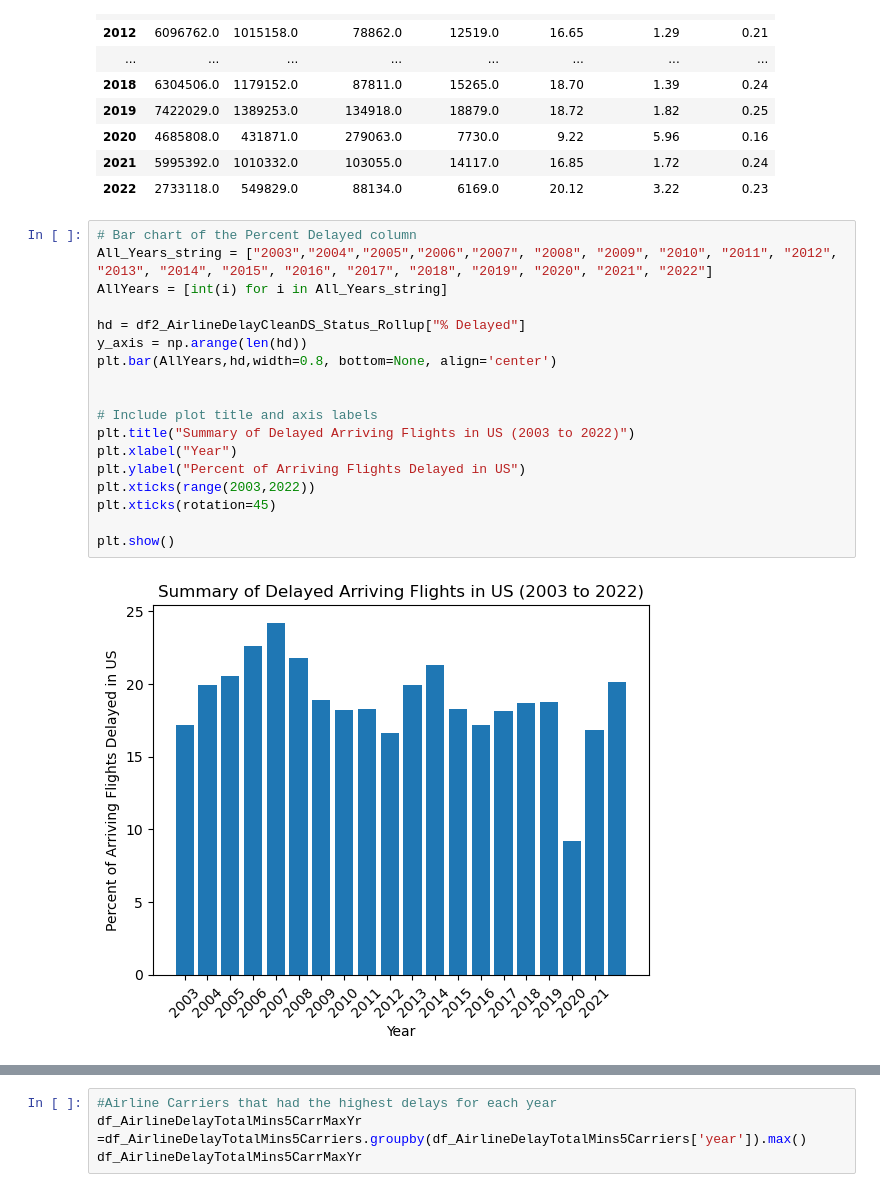
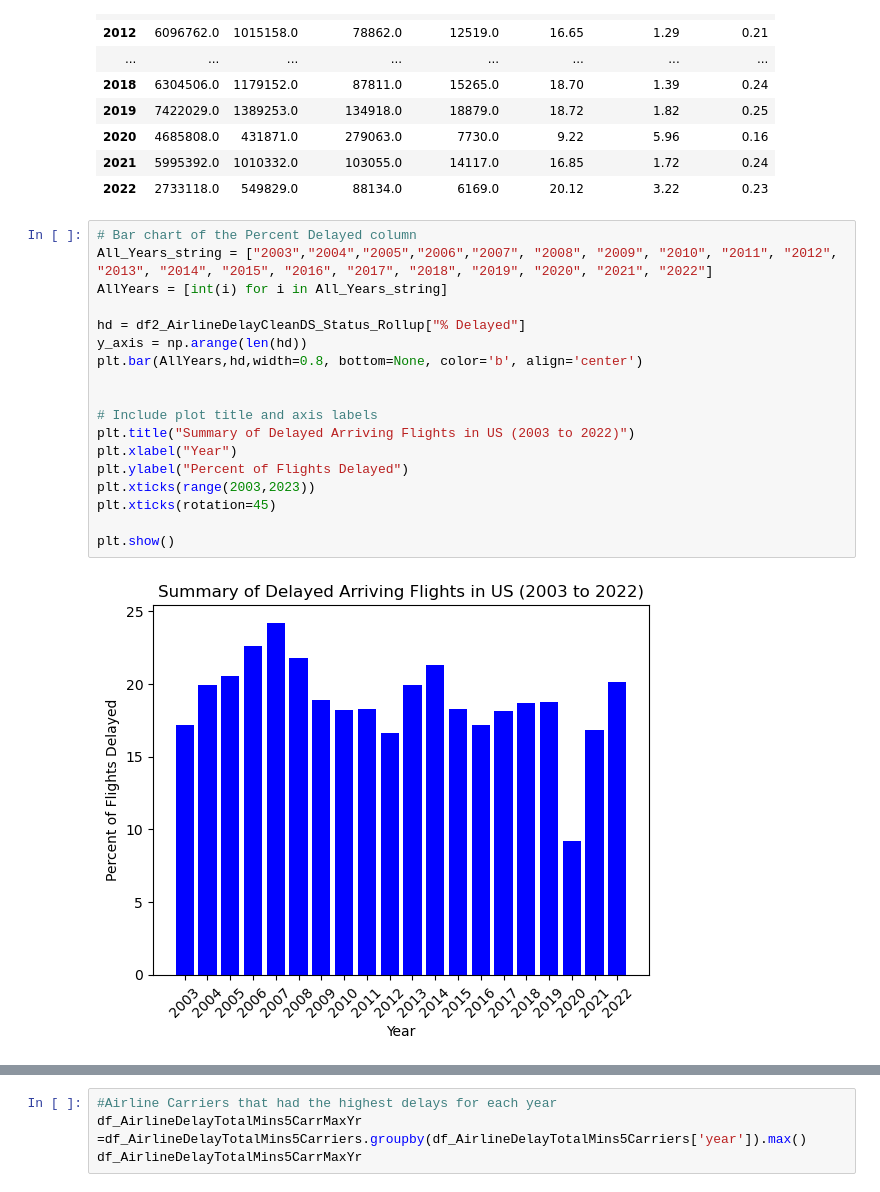
Before and after one commit to Tawn-Scotton/Team_3_Project_1, a Jupyter notebook: ProjectAirlineDelay.ipynb, the cells around one changed output, grey strips where cells are left out. Saved outputs shown, nothing was run; the diff lists cells and outputs as text.

Commit message:
Graphs complete Total Delay Cancel DIvert 2003 to 2022

```diff
--- a/ProjectAirlineDelay.ipynb
+++ b/ProjectAirlineDelay.ipynb
@@ -132,20 +132,20 @@ df2_AirlineDelayCleanDS_Status_Rollup
 # %%
 # Bar chart of the Percent Delayed column
 All_Years_string = ["2003","2004","2005","2006","2007", "2008", "2009", "2010", "2011", "2012", "2013", "2014", "2015", "2016", "2017", "2018", "2019", "2020", "2021", "2022"]
 AllYears = [int(i) for i in All_Years_string]
 
 hd = df2_AirlineDelayCleanDS_Status_Rollup["% Delayed"]
 y_axis = np.arange(len(hd))
-plt.bar(AllYears,hd,width=0.8, bottom=None, align='center')
+plt.bar(AllYears,hd,width=0.8, bottom=None, color='b', align='center')
 
 
 # Include plot title and axis labels
 plt.title("Summary of Delayed Arriving Flights in US (2003 to 2022)")
 plt.xlabel("Year")
-plt.ylabel("Percent of Arriving Flights Delayed in US")
-plt.xticks(range(2003,2022))
+plt.ylabel("Percent of Flights Delayed")
+plt.xticks(range(2003,2023))
 plt.xticks(rotation=45)
 
 plt.show()
 # %% [output]
-[figure, old version]
+[figure, new version]
```
Also changed, not shown: parts of 18 cells of this notebook.
